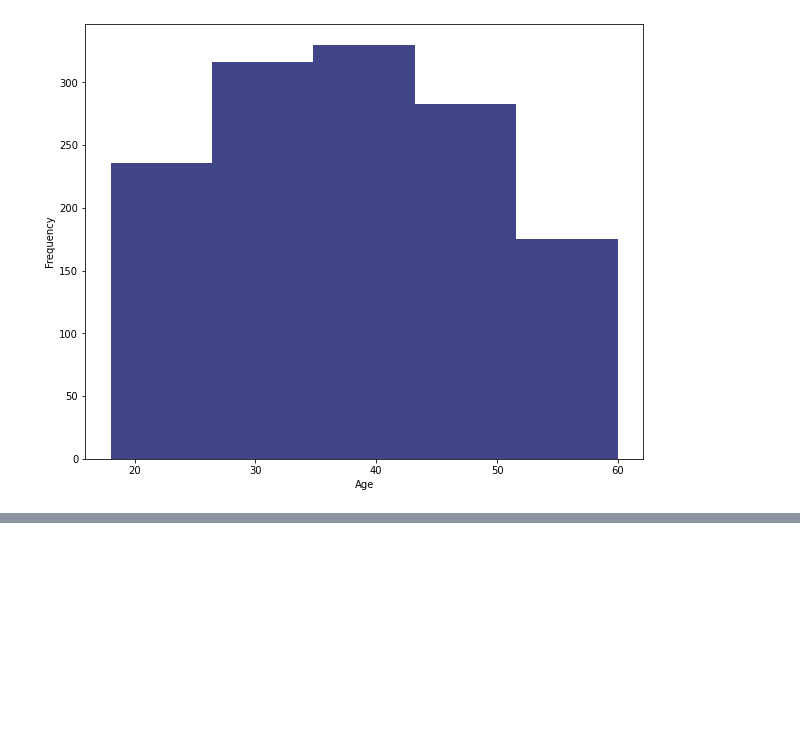
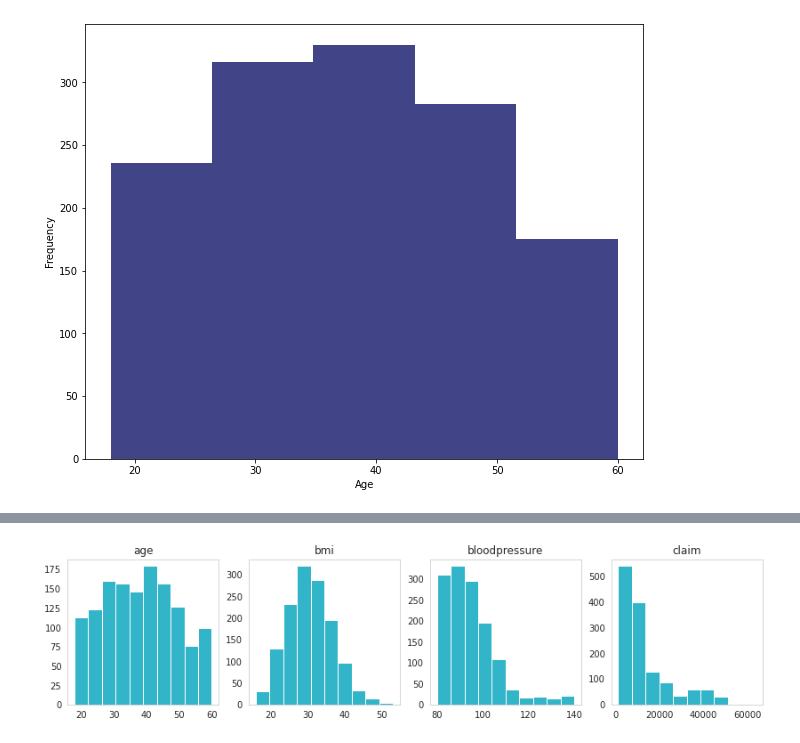
Before and after one commit to 27136thapelo/Insurance-Claim-Analysis, a Jupyter notebook: Insurance_claim_analysis_notebook.ipynb, the cells around one changed output, grey strips where cells are left out. Drawn from its saved outputs; the diff is of its cells as text; code cells hidden in the pictures; blank space fills up the shorter version.

```diff
--- a/Insurance_claim_analysis_notebook.ipynb
+++ b/Insurance_claim_analysis_notebook.ipynb
@@ -278,0 +285,10 @@ plt.show()
+# %%
+#Individually looking at histograms of all numerical vaules BMI, age, blood pressure and claim
+
+fig, axes = plt.subplots(1, 4, figsize=(14,3))
+age = df.age.hist(ax=axes[0], color="#32b5c9", ec="white", grid=False).set_title('age')
+bmi = df.bmi.hist(ax=axes[1], color="#32B5C9", ec="white", grid=False).set_title('bmi')
+bloodpressure = df.bloodpressure.hist(ax=axes[2], color="#32B5C9", ec="white", grid=False).set_title('bloodpressure')
+claim = df.claim.hist(ax=axes[3], color="#32B5C9", ec="white", grid=False).set_title('claim')
+# %% [output]
+[figure, added]
```
Also changed, not shown: parts of 2 cells of this notebook.
